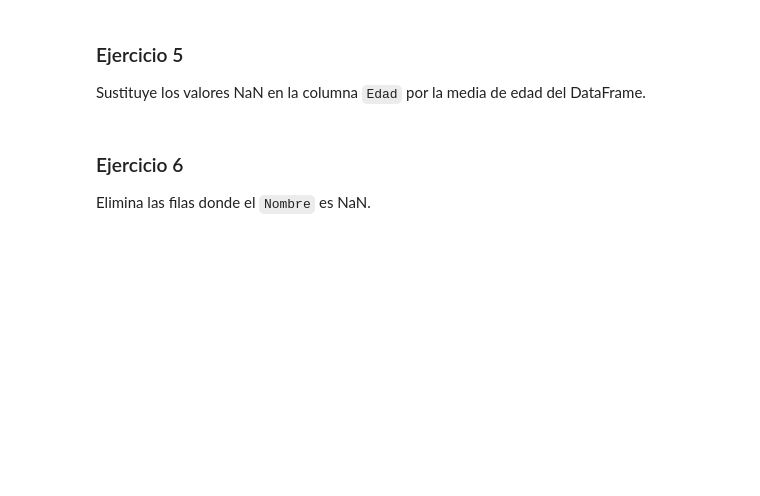
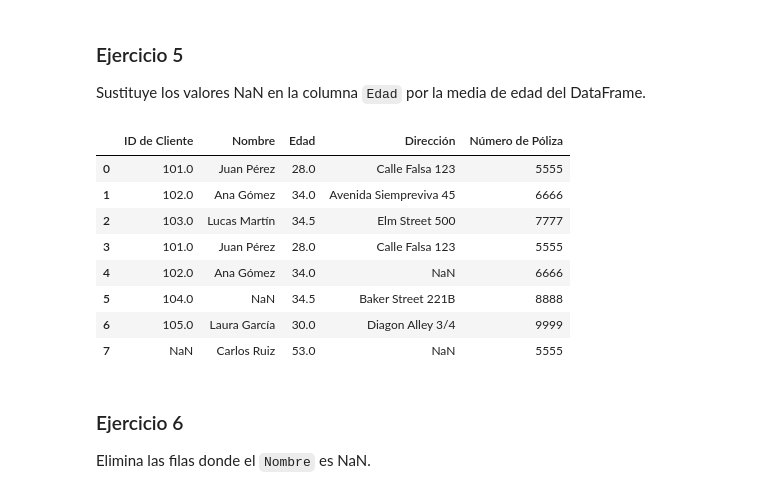
Before and after one commit to draranguez/DS-Online_DanielR, a Jupyter notebook: 02_Herramientas_Avanzadas/Sprint_04/Unidad_02_Pandas_II/02_Ejercicios_Workout/13_Ejercicio_Manipulacion.ipynb, the cells around one changed output. Cells and saved outputs as stored; diff of their text form; code cells hidden in the pictures; blank space fills up the shorter version.

```diff
--- a/02_Herramientas_Avanzadas/Sprint_04/Unidad_02_Pandas_II/02_Ejercicios_Workout/13_Ejercicio_Manipulacion.ipynb
+++ b/02_Herramientas_Avanzadas/Sprint_04/Unidad_02_Pandas_II/02_Ejercicios_Workout/13_Ejercicio_Manipulacion.ipynb
@@ -50,6 +117,20 @@ Detecta las filas que tienen valores NaN.
 ### Ejercicio 5
 
 Sustituye los valores NaN en la columna `Edad` por la media de edad del DataFrame.
+# %%
+media_edad = df['Edad'].mean()
+df["Edad"]=df["Edad"].fillna(media_edad)
+df
+# %% [output]
+|  | ID de Cliente | Nombre | Edad | Dirección | Número de Póliza |
+| 0 | 101.0 | Juan Pérez | 28.0 | Calle Falsa 123 | 5555 |
+| 1 | 102.0 | Ana Gómez | 34.0 | Avenida Siempreviva 45 | 6666 |
+| 2 | 103.0 | Lucas Martín | 34.5 | Elm Street 500 | 7777 |
+| 3 | 101.0 | Juan Pérez | 28.0 | Calle Falsa 123 | 5555 |
+| 4 | 102.0 | Ana Gómez | 34.0 | NaN | 6666 |
+| 5 | 104.0 | NaN | 34.5 | Baker Street 221B | 8888 |
+| 6 | 105.0 | Laura García | 30.0 | Diagon Alley 3/4 | 9999 |
+| 7 | NaN | Carlos Ruiz | 53.0 | NaN | 5555 |
 # %% [markdown]
 ### Ejercicio 6
 
```
Also changed, not shown: parts of 12 cells of this notebook.
